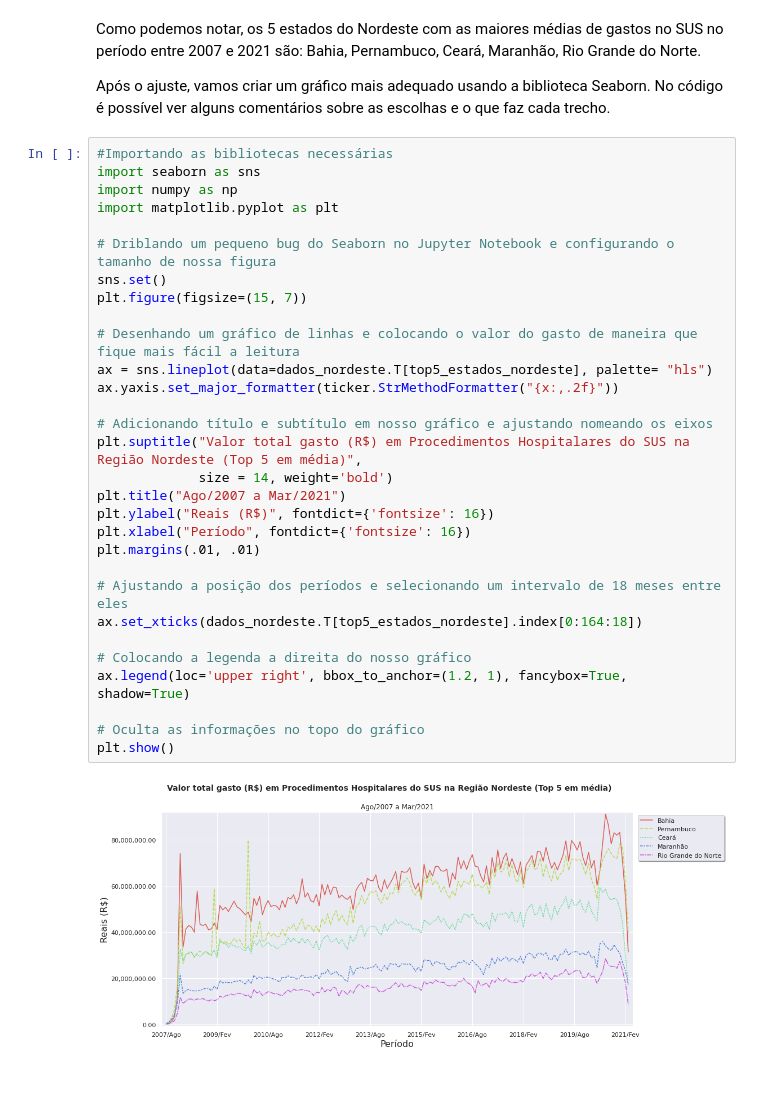
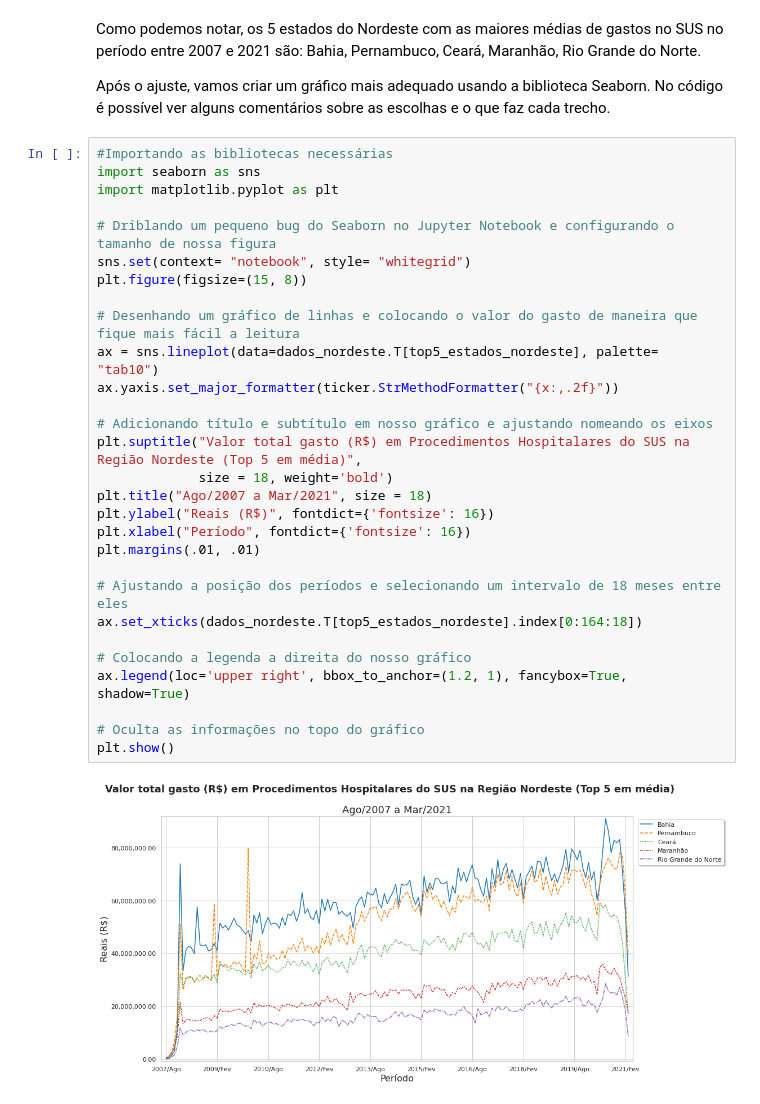
Before and after one commit to afonsosr2/bootcamp_DS_Alura, a Jupyter notebook: Bootcamp_DS_Mod01_Aula02.ipynb, the cells around one changed output. Cells and saved outputs as stored; diff of their text form.

```diff
--- a/Bootcamp_DS_Mod01_Aula02.ipynb
+++ b/Bootcamp_DS_Mod01_Aula02.ipynb
@@ -205,32 +203,31 @@ Após o ajuste, vamos criar um gráfico mais adequado usando a biblioteca Seabor
 # %%
 #Importando as bibliotecas necessárias
 import seaborn as sns
-import numpy as np
 import matplotlib.pyplot as plt
 
 # Driblando um pequeno bug do Seaborn no Jupyter Notebook e configurando o tamanho de nossa figura
-sns.set()
-plt.figure(figsize=(15, 7))
+sns.set(context= "notebook", style= "whitegrid")
+plt.figure(figsize=(15, 8))
 
 # Desenhando um gráfico de linhas e colocando o valor do gasto de maneira que fique mais fácil a leitura
-ax = sns.lineplot(data=dados_nordeste.T[top5_estados_nordeste], palette= "hls")
+ax = sns.lineplot(data=dados_nordeste.T[top5_estados_nordeste], palette= "tab10")
 ax.yaxis.set_major_formatter(ticker.StrMethodFormatter("{x:,.2f}"))
 
 # Adicionando título e subtítulo em nosso gráfico e ajustando nomeando os eixos
 plt.suptitle("Valor total gasto (R$) em Procedimentos Hospitalares do SUS na Região Nordeste (Top 5 em média)",
-             size = 14, weight='bold')
-plt.title("Ago/2007 a Mar/2021")
+             size = 18, weight='bold')
+plt.title("Ago/2007 a Mar/2021", size = 18)
 plt.ylabel("Reais (R$)", fontdict={'fontsize': 16})
 plt.xlabel("Período", fontdict={'fontsize': 16})
 plt.margins(.01, .01)
 
 # Ajustando a posição dos períodos e selecionando um intervalo de 18 meses entre eles
 ax.set_xticks(dados_nordeste.T[top5_estados_nordeste].index[0:164:18])
 
 # Colocando a legenda a direita do nosso gráfico
 ax.legend(loc='upper right', bbox_to_anchor=(1.2, 1), fancybox=True, shadow=True)
 
 # Oculta as informações no topo do gráfico
 plt.show()
 # %% [output]
-[figure, old version]
+[figure, new version]
```
Also changed, not shown: parts of 1 cell of this notebook.
